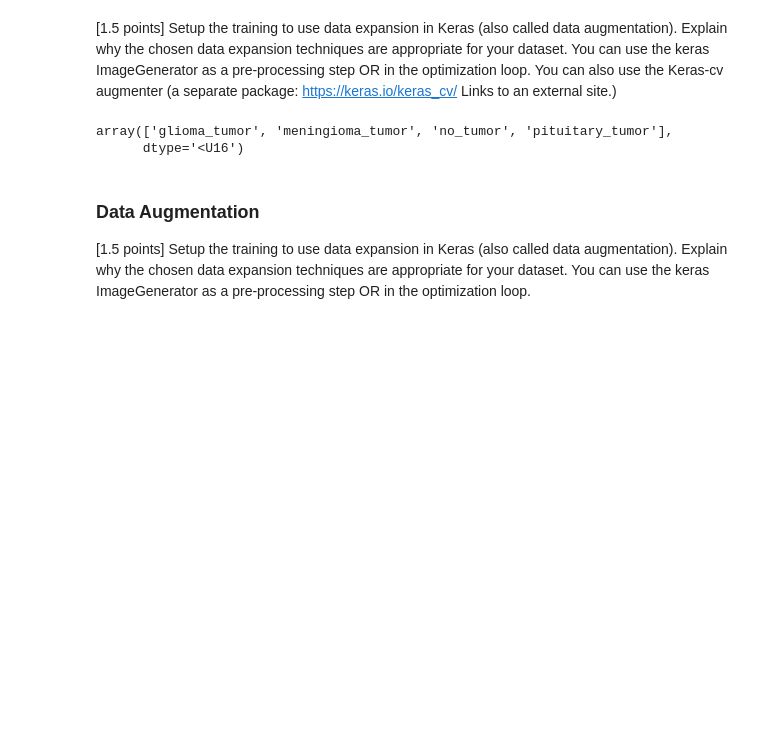
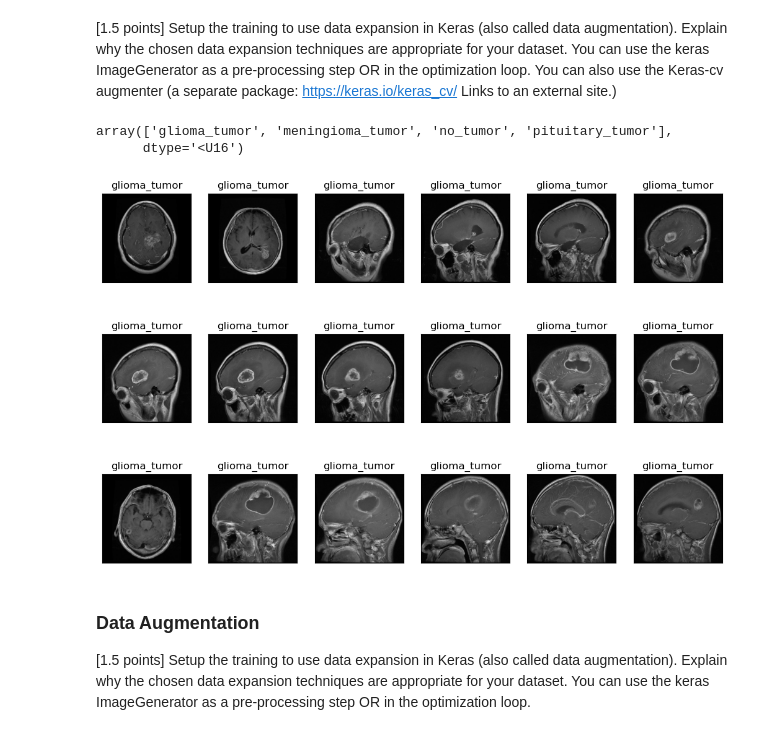
Before and after one commit to yaosam521/ML-Lab-6, a Jupyter notebook: CNN.ipynb, the cells around one changed output. Saved outputs shown, nothing was run; the diff lists cells and outputs as text; code cells hidden in the pictures; blank space fills up the shorter version.

```diff
--- a/CNN.ipynb
+++ b/CNN.ipynb
@@ -89,0 +75,26 @@ testing_classes = testing_classes.astype(int)
+# %%
+import random
+
+# Helper Function to plot pictures
+# Taken from Dr. Larson's Notebook
+# Modified to show random images of tumors and their categories
+def plot_gallery(images, titles, h, w, n_row=3, n_col=6):
+
+    #r = random.randint(0,(2870 - (n_row * n_col))) #This part was added to randomly show tumor pics
+
+
+    """Helper function to plot a gallery of portraits"""
+    plt.figure(figsize=(1.7 * n_col, 2.3 * n_row))
+    plt.subplots_adjust(bottom=0, left=.01, right=.99, top=.90, hspace=.35)
+    for i in range(n_row * n_col):
+        plt.subplot(n_row, n_col, i+ 1)
+
+        # Random dist. added here
+        plt.imshow(images[i].reshape((h, w)).astype('float'), cmap=plt.cm.gray)
+        plt.title(titles[i], size=12)
+
+        plt.xticks(())
+        plt.yticks(())
+plot_gallery(df_training, training_classes, 256, 256, 3, 6) # defaults to showing a 3 by 6 subset of the faces
+# %% [output]
+[figure, added]
```
Also changed, not shown: parts of 13 cells of this notebook, 1 other file.
